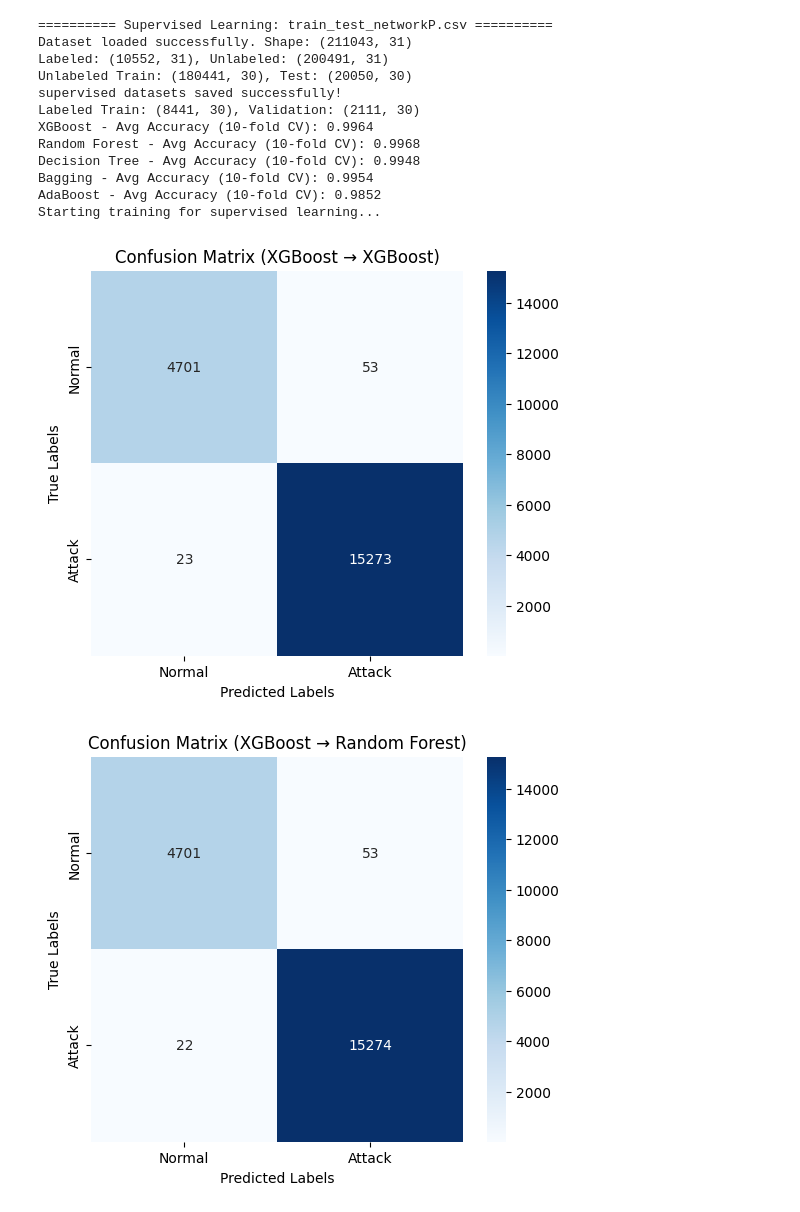
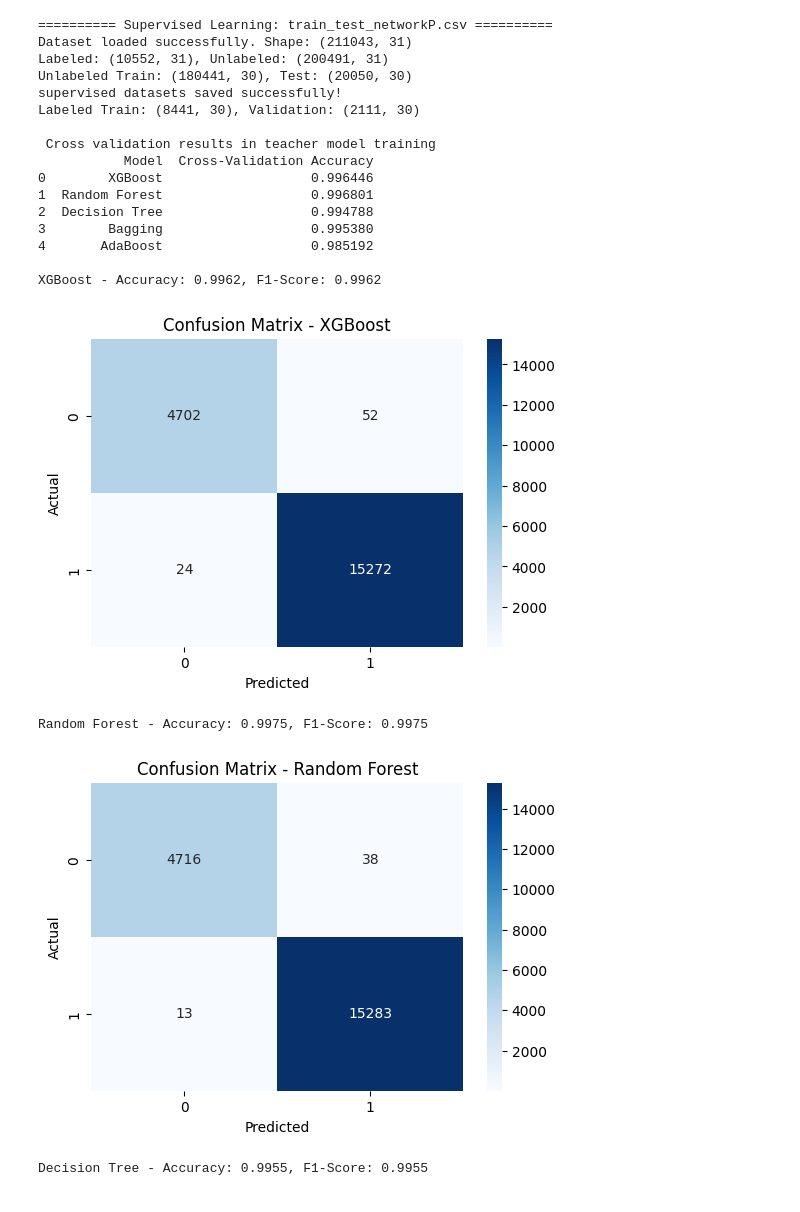
Before and after one commit to Jainish-123/Intrusion-Detection, a Jupyter notebook: Intrusion_Detection.ipynb, the cells around one changed output. Drawn from its saved outputs; the diff is of its cells as text; code cells hidden in the pictures.

Commit message:
Result display changes

```diff
--- a/Intrusion_Detection.ipynb
+++ b/Intrusion_Detection.ipynb
@@ -333,16 +412,19 @@ def train_supervised(dataset_path):
     data_handler.save_datasets()
 
     X_train, X_val, y_train, y_val = data_handler.prepare_labeled_data_for_training()
+    X_test, y_test = data_handler.unlabeled_test_df, data_handler.test_labels
 
     teacher = TeacherModel(X_train, y_train)
-    teacher.train_with_cross_validation()
+    teacher.train_with_cross_validation()  # Updated to separate training
+    teacher.evaluate_models(X_test, y_test)  # Separate evaluation
 
     for teacher_model_name in teacher.trained_models.keys():
         pseudo_labels = teacher.generate_pseudo_labels(data_handler.unlabeled_train_df, teacher_model_name)
         pseudo_labels_series = pd.Series(pseudo_labels, name='pseudo_label')
 
         student_model = StudentModel(data_handler.unlabeled_train_df, pseudo_labels_series)
-        student_model.train_and_evaluate(data_handler.unlabeled_test_df, data_handler.test_labels, teacher_model_name)
+        student_model.train_models()  # Separate training
+        student_model.evaluate_models(X_test, y_test, teacher_model_name)  # Separate evaluation
         student_model.save_results()
 
 def train_semi_supervised(dataset_path):
@@ -357,40 +439,47 @@ def train_semi_supervised(dataset_path):
     data_handler.save_datasets_semi_supervised()
 
     teacher = TeacherModel()
     teacher.train_autoencoder(data_handler.normal_train_df)
 
     pseudo_labels = teacher.generate_pseudo_labels_semi_supervised(data_handler.semi_supervised_train_df)
     pseudo_labels_df = pd.DataFrame(pseudo_labels, columns=["pseudo_label"])
     pseudo_labels_file = "pseudo_labeled_autoencoder.csv"
     pseudo_labels_df.to_csv(pseudo_labels_file, index=False)
-
     print("Pseudo-labels generated and saved for AutoEncoder.")
 
     if os.path.exists(pseudo_labels_file):
         student_model = StudentModel(data_handler.semi_supervised_train_df, data_handler.semi_supervised_train_labels)
-        student_model.train_and_evaluate(data_handler.semi_supervised_test_df, data_handler.semi_supervised_test_labels, "AutoEncoder", mode="semi-supervised")
+        student_model.train_models()  # Separate training
+        student_model.evaluate_models(data_handler.semi_supervised_test_df, data_handler.semi_supervised_test_labels, "AutoEncoder")  # Separate evaluation
         student_model.save_results(semi_supervised=True)
 
 if __name__ == "__main__":
     # Run Supervised Learning on multiple datasets
     supervised_datasets = ["train_test_networkP.csv", "Train_Test_IoT_WeatherNormalAttackP.csv"]
     for dataset in supervised_datasets:
         train_supervised(dataset)
 
     # Run Semi-Supervised Learning
     train_semi_supervised("train_test_networkP.csv")
+    train_semi_supervised("Train_Test_IoT_WeatherNormalAttackP.csv")
 # %% [output]
 ========== Supervised Learning: train_test_networkP.csv ==========
 Dataset loaded successfully. Shape: (211043, 31)
 Labeled: (10552, 31), Unlabeled: (200491, 31)
 Unlabeled Train: (180441, 30), Test: (20050, 30)
 supervised datasets saved successfully!
 Labeled Train: (8441, 30), Validation: (2111, 30)
-XGBoost - Avg Accuracy (10-fold CV): 0.9964
-Random Forest - Avg Accuracy (10-fold CV): 0.9968
-Decision Tree - Avg Accuracy (10-fold CV): 0.9948
-Bagging - Avg Accuracy (10-fold CV): 0.9954
-AdaBoost - Avg Accuracy (10-fold CV): 0.9852
-Starting training for supervised learning...
+
+ Cross validation results in teacher model training
+           Model  Cross-Validation Accuracy
+0        XGBoost                   0.996446
+1  Random Forest                   0.996801
+2  Decision Tree                   0.994788
+3        Bagging                   0.995380
+4       AdaBoost                   0.985192
+
+XGBoost - Accuracy: 0.9962, F1-Score: 0.9962
-[figure, old version]
+[figure, new version]
+Random Forest - Accuracy: 0.9975, F1-Score: 0.9975
-[figure, old version]
+[figure, new version]
+Decision Tree - Accuracy: 0.9955, F1-Score: 0.9955
```
Also changed, not shown: parts of 3 cells of this notebook, 8 other files.
